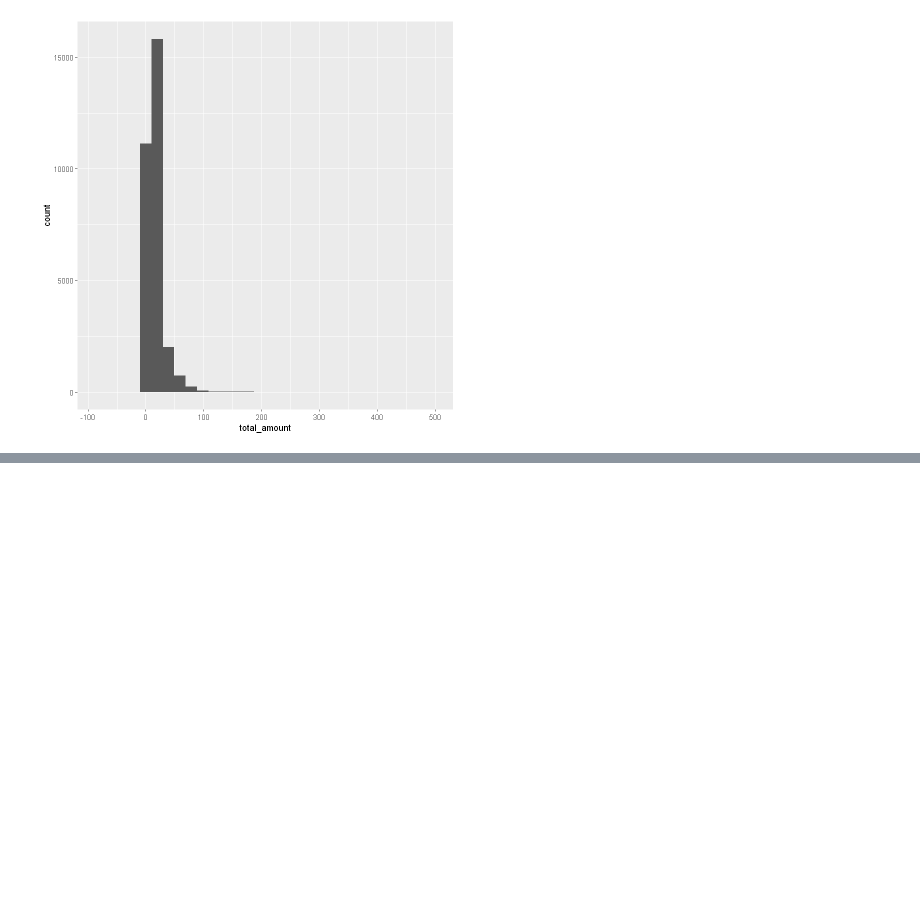
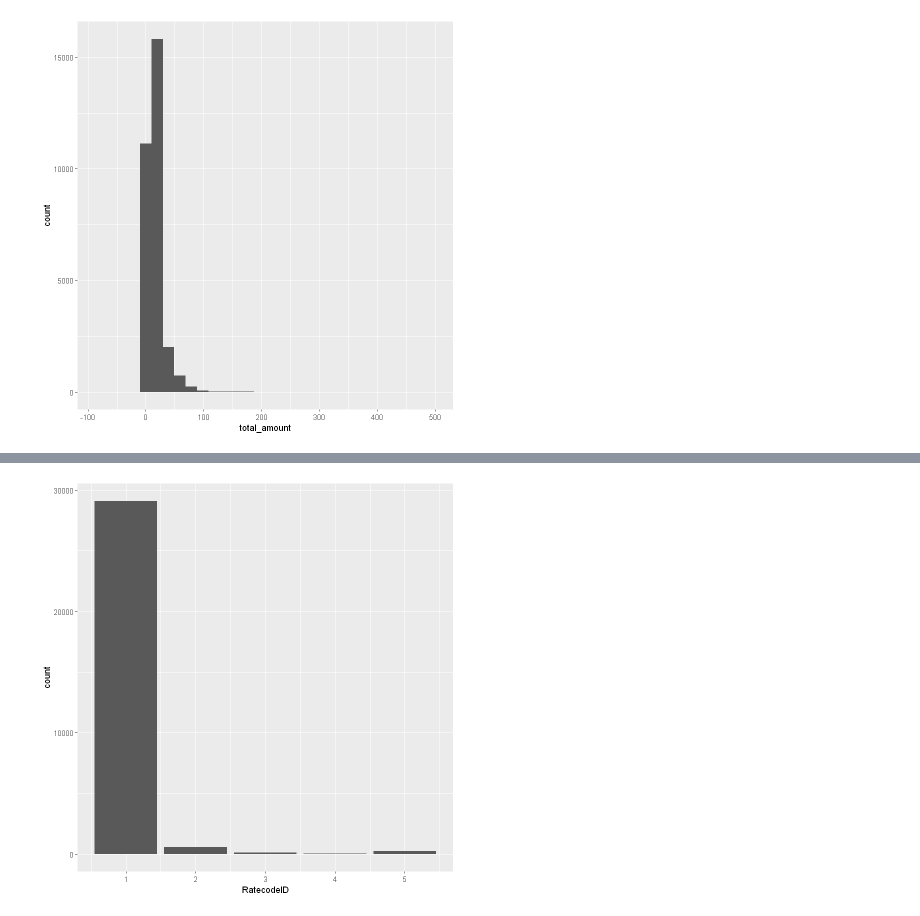
Before and after one commit to dennislamcv1/MSGLOBALSKILLS, a Jupyter notebook: Introduction to R for Data Science/Final Lab.ipynb, the cells around one changed output, grey strips where cells are left out. Drawn from its saved outputs; the diff is of its cells as text; code cells hidden in the pictures; blank space fills up the shorter version.

```diff
--- a/Introduction to R for Data Science/Final Lab.ipynb
+++ b/Introduction to R for Data Science/Final Lab.ipynb
@@ -501,0 +514,5 @@ Warning message:
+# %%
+# Create a bar chart of rate
+ggplot(taxis, aes(x=RatecodeID)) +  geom_bar()
+# %% [output]
+[figure, added]
```
Also changed, not shown: parts of 9 cells of this notebook.
